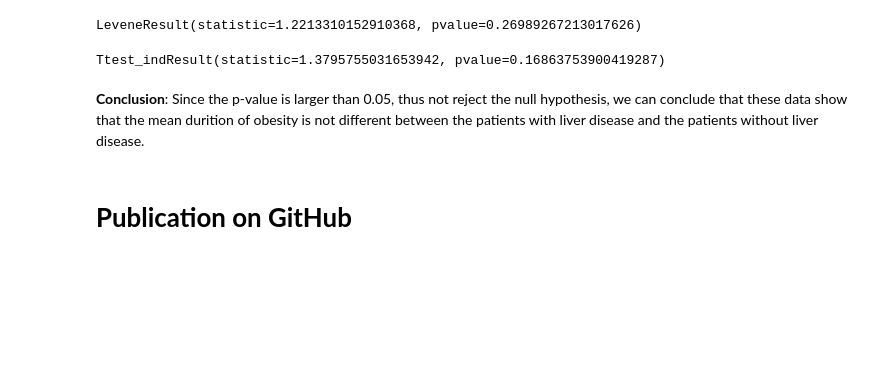
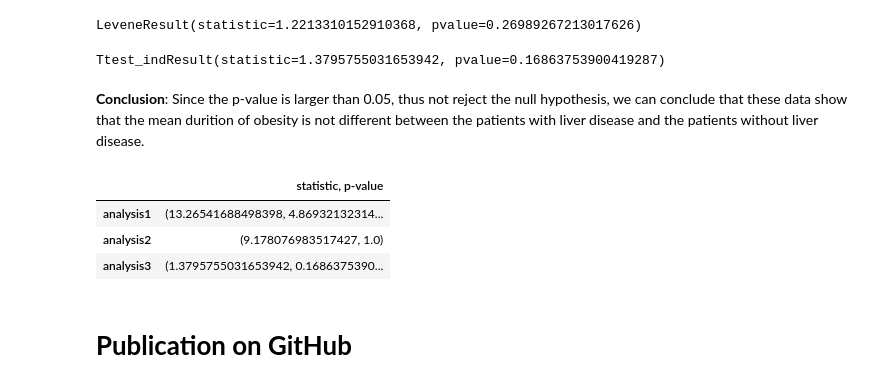
Before and after one commit to adazhou1128/YirenZhoufinal, a Jupyter notebook: code/Yiren_Zhou_FP.ipynb, the cells around one changed output. Saved outputs shown, nothing was run; the diff lists cells and outputs as text; code cells hidden in the pictures; blank space fills up the shorter version.

```diff
--- a/code/Yiren_Zhou_FP (1).ipynb
+++ b/code/Yiren_Zhou_FP.ipynb
@@ -468,7 +506,8 @@ print(pwdisease)
 [250 rows x 4 columns]
 # %%
 populationMean = np.log(40)
-stats.ttest_1samp(pwdisease['logBMI'], populationMean, alternative = 'greater')
+analysis1 = stats.ttest_1samp(pwdisease['logBMI'], populationMean, alternative = 'greater')
+analysis1
 #preform the one-sided t-test.
 # %% [output]
 Ttest_1sampResult(statistic=13.26541688498398, pvalue=4.869321323146675e-31)
@@ -534,7 +573,8 @@ normality(newHDL,'log_HDL')
 [figure]
 # %%
 populationMean = np.log(40.0)
-stats.ttest_1samp(newHDL['log_HDL'], populationMean, alternative = 'less')
+analysis2 = stats.ttest_1samp(newHDL['log_HDL'], populationMean, alternative = 'less')
+analysis2
 #preform the one-sided t-test and get the result.
 # %% [output]
 Ttest_1sampResult(statistic=9.178076983517427, pvalue=1.0)
@@ -647,9 +687,24 @@ stats.levene(yes1['log_Obesity_Duration'], no1['log_Obesity_Duration'])
 # %% [output]
 LeveneResult(statistic=1.2213310152910368, pvalue=0.26989267213017626)
 # %%
-stats.ttest_ind(yes1['log_Obesity_Duration'].dropna(), no1['log_Obesity_Duration'].dropna(),equal_var=True)
+analysis3 = stats.ttest_ind(yes1['log_Obesity_Duration'].dropna(), no1['log_Obesity_Duration'].dropna(),equal_var=True)
+analysis3
 #preform independent t-test
 # %% [output]
 Ttest_indResult(statistic=1.3795755031653942, pvalue=0.16863753900419287)
 # %% [markdown]
 **Conclusion**: Since the p-value is larger than 0.05, thus not reject the null hypothesis, we can conclude that these data show that the mean durition of obesity is not different between the patients with liver disease and the patients without liver disease.
+# %%
+test_results = pd.DataFrame(
+    {'statistic, p-value': [analysis1, analysis2, analysis3],
+     },
+     index = ['analysis1', 'analysis2', 'analysis3']
+
+)
+test_results
+#construct the test_results tables
+# %% [output]
+|  | statistic, p-value |
+| analysis1 | (13.26541688498398, 4.86932132314... |
+| analysis2 | (9.178076983517427, 1.0) |
+| analysis3 | (1.3795755031653942, 0.1686375390... |
```
Also changed, not shown: parts of 10 cells of this notebook, 3 other files.
